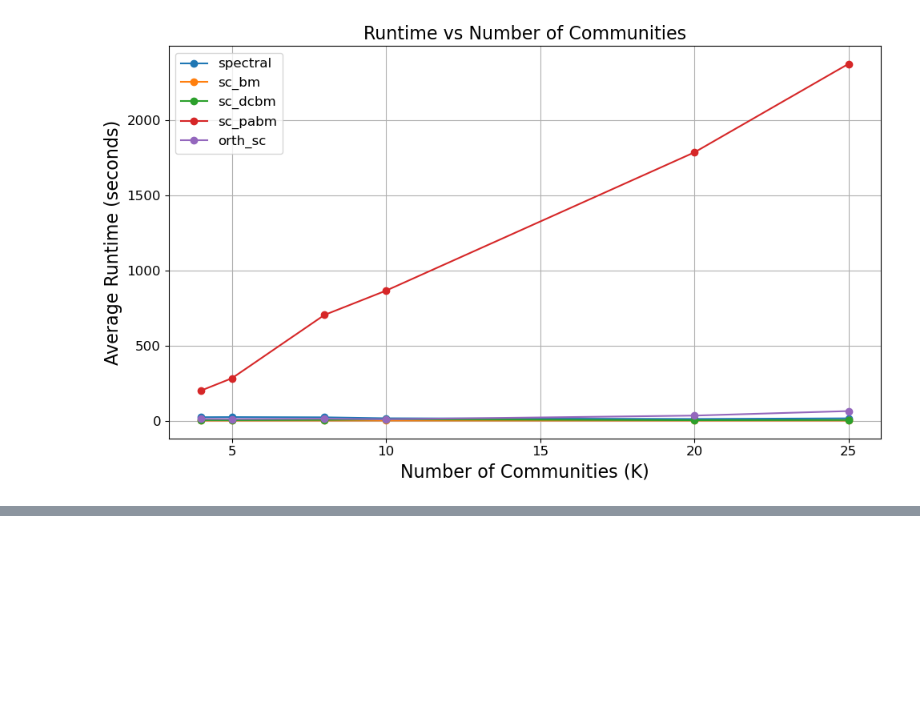
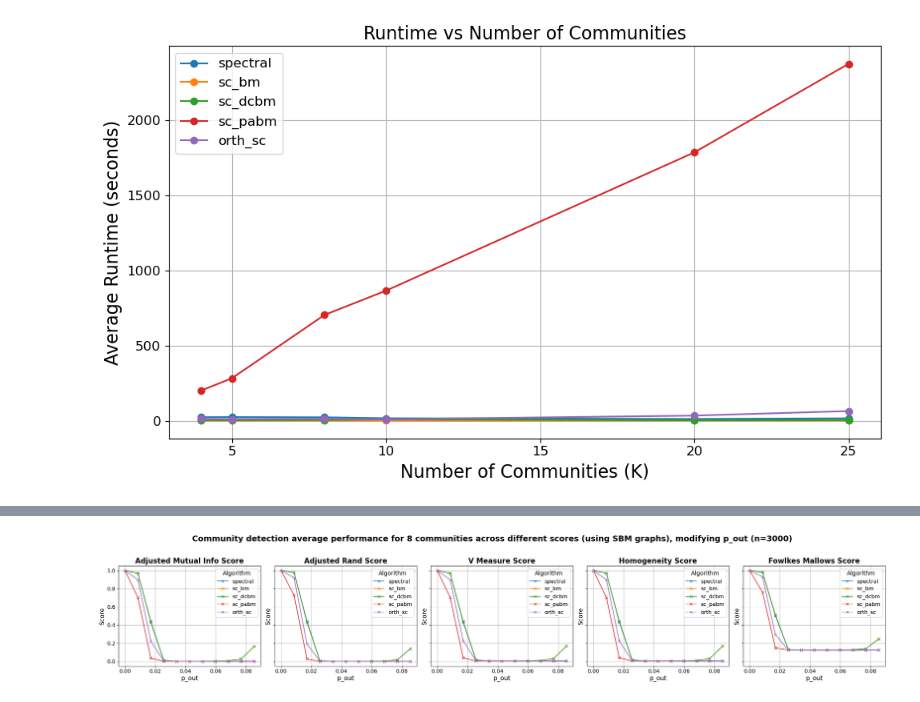
Before and after one commit to salyaa/semester_project, a Jupyter notebook: Spectral_tests.ipynb, the cells around one changed output, grey strips where cells are left out. Drawn from its saved outputs; the diff is of its cells as text; code cells hidden in the pictures; blank space fills up the shorter version.

```diff
--- a/Spectral_tests.ipynb
+++ b/Spectral_tests.ipynb
@@ -45,0 +52,4 @@ rt_vs_k = running_time_vs_K(range_K=range_K, n=n, graph_type="abcd", n_runs=1, p
+# %%
+res_p_SBM, nb_p_SBM = validation_range_p(K=8, n=n, n_reps = 1, possible_algorithms=algos)
+# %% [output]
+[figure, added]
```
Also changed, not shown: parts of 6 cells of this notebook.
